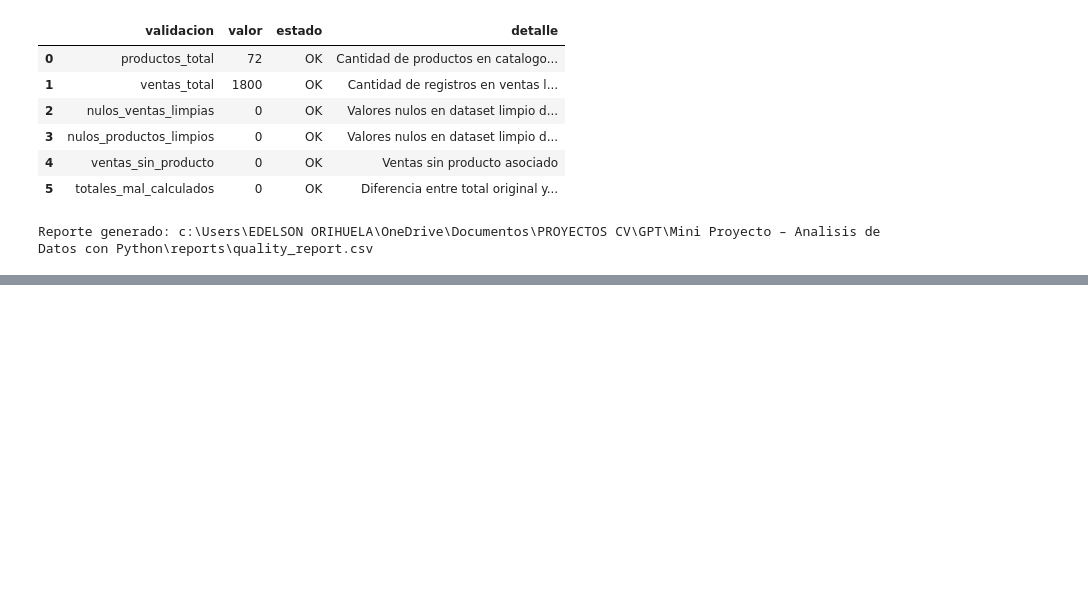
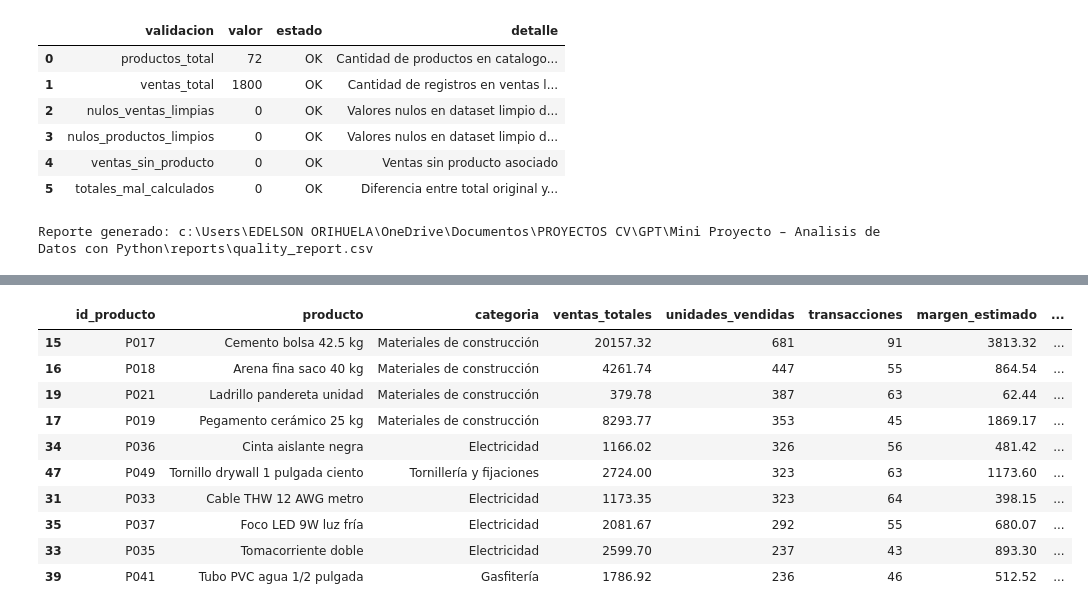
Before and after one commit to OJ-Edelsonn/mini-proyecto-analisis-datos-python, a Jupyter notebook: notebooks/analisis_datos_ferreteria.ipynb, the cells around one changed output, grey strips where cells are left out. Saved outputs shown, nothing was run; the diff lists cells and outputs as text; code cells hidden in the pictures; blank space fills up the shorter version.

```diff
--- a/notebooks/analisis_datos_ferreteria.ipynb
+++ b/notebooks/analisis_datos_ferreteria.ipynb
@@ -453,0 +571,18 @@ Reporte generado: c:\Users\EDELSON ORIHUELA\OneDrive\Documentos\PROYECTOS CV\GPT
+# %%
+ranking_productos_unidades = ranking_productos.sort_values(
+    "unidades_vendidas", ascending=False
+)
+
+ranking_productos_unidades.head(10)
+# %% [output]
+|  | id_producto | producto | categoria | ventas_totales | unidades_vendidas | transacciones | margen_estimado | ... |
+| 15 | P017 | Cemento bolsa 42.5 kg | Materiales de construcción | 20157.32 | 681 | 91 | 3813.32 | ... |
+| 16 | P018 | Arena fina saco 40 kg | Materiales de construcción | 4261.74 | 447 | 55 | 864.54 | ... |
+| 19 | P021 | Ladrillo pandereta unidad | Materiales de construcción | 379.78 | 387 | 63 | 62.44 | ... |
+| 17 | P019 | Pegamento cerámico 25 kg | Materiales de construcción | 8293.77 | 353 | 45 | 1869.17 | ... |
+| 34 | P036 | Cinta aislante negra | Electricidad | 1166.02 | 326 | 56 | 481.42 | ... |
+| 47 | P049 | Tornillo drywall 1 pulgada ciento | Tornillería y fijaciones | 2724.00 | 323 | 63 | 1173.60 | ... |
+| 31 | P033 | Cable THW 12 AWG metro | Electricidad | 1173.35 | 323 | 64 | 398.15 | ... |
+| 35 | P037 | Foco LED 9W luz fría | Electricidad | 2081.67 | 292 | 55 | 680.07 | ... |
+| 33 | P035 | Tomacorriente doble | Electricidad | 2599.70 | 237 | 43 | 893.30 | ... |
+| 39 | P041 | Tubo PVC agua 1/2 pulgada | Gasfitería | 1786.92 | 236 | 46 | 512.52 | ... |
```
Also changed, not shown: parts of 22 cells of this notebook, 4 other files.
